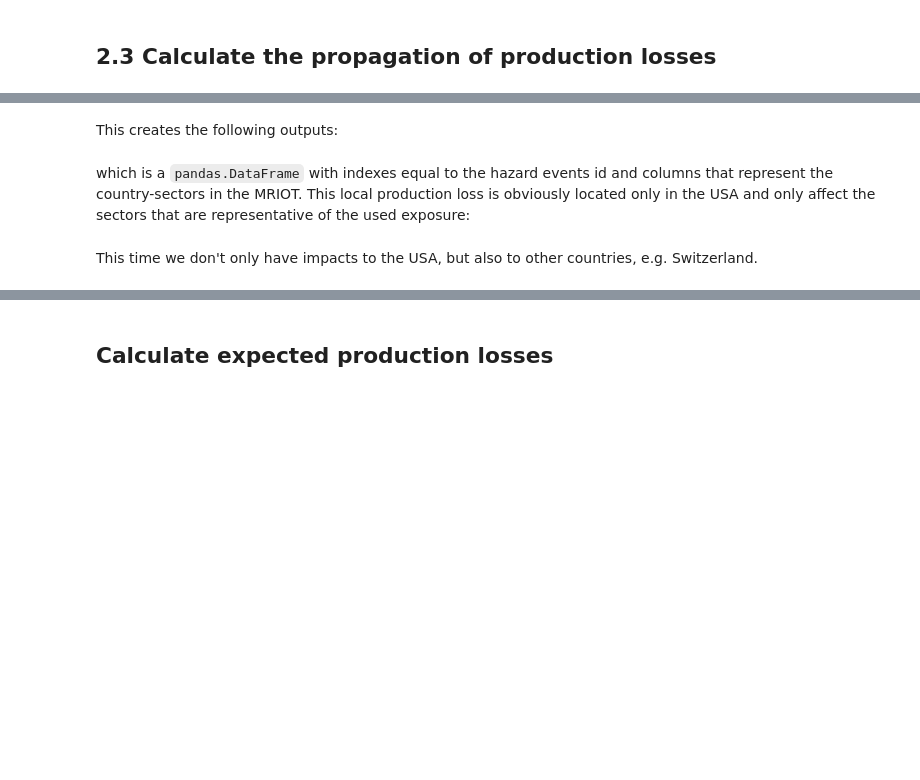
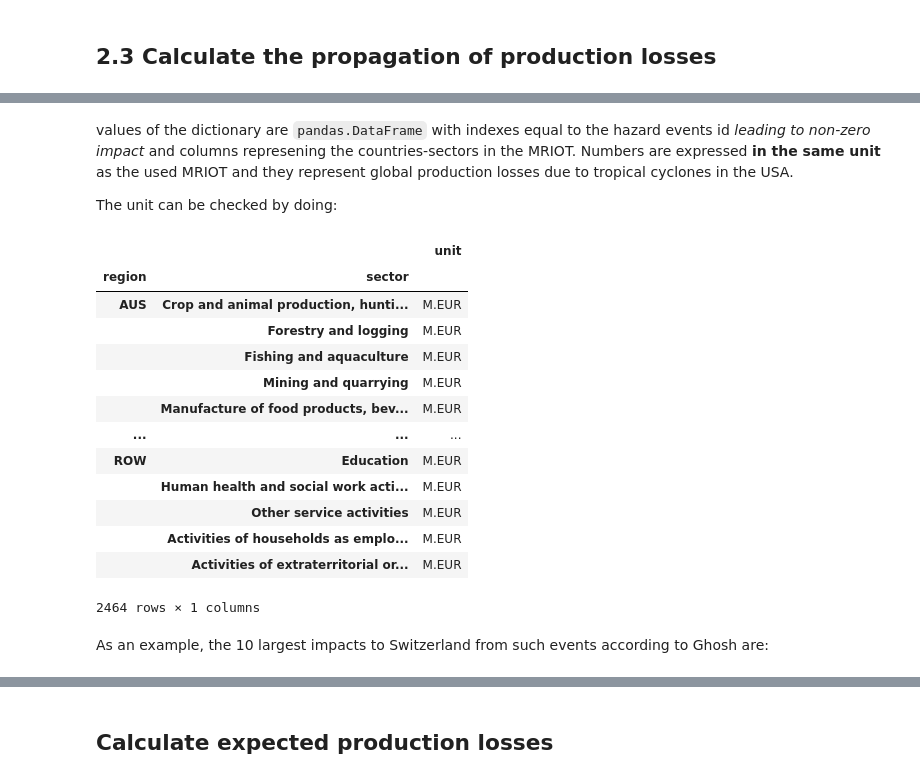
Before and after one commit to CLIMADA-project/climada_petals, a Jupyter notebook: doc/tutorial/climada_engine_SupplyChain.ipynb, the cells around one changed output, grey strips where cells are left out. Cells and saved outputs as stored; diff of their text form; code cells hidden in the pictures; blank space fills up the shorter version.

```diff
--- a/doc/tutorial/climada_engine_SupplyChain.ipynb
+++ b/doc/tutorial/climada_engine_SupplyChain.ipynb
@@ -307,2 +284,0 @@ supchain.supchain_imp['eeioa']
-# %% [markdown]
-This creates the following outputs:
@@ -311,5 +285,24 @@ supchain.indir_prod_impt_mat
-# %% [markdown]
-which is a `pandas.DataFrame` with indexes equal to the hazard events id and columns that represent the country-sectors in the MRIOT. This local production loss is obviously located only in the USA and only affect the sectors that are representative of the used exposure:
-# %% [markdown]
-This time we don't only have impacts to the USA, but also to other countries, e.g. Switzerland.
+# %% [markdown]
+values of the dictionary are `pandas.DataFrame` with indexes equal to the hazard events id *leading to non-zero impact* and columns represening the countries-sectors in the MRIOT. Numbers are expressed **in the same unit** as the used MRIOT and they represent global production losses due to tropical cyclones in the USA.
+
+The unit can be checked by doing:
+# %%
+supchain.mriot.unit
+# %% [output]
+|  |  | unit |
+| region | sector |  |
+| AUS | Crop and animal production, hunti... | M.EUR |
+|  | Forestry and logging | M.EUR |
+|  | Fishing and aquaculture | M.EUR |
+|  | Mining and quarrying | M.EUR |
+|  | Manufacture of food products, bev... | M.EUR |
+| ... | ... | ... |
+| ROW | Education | M.EUR |
+|  | Human health and social work acti... | M.EUR |
+|  | Other service activities | M.EUR |
+|  | Activities of households as emplo... | M.EUR |
+|  | Activities of extraterritorial or... | M.EUR |
+2464 rows × 1 columns
+# %% [markdown]
+As an example, the 10 largest impacts to Switzerland from such events according to Ghosh are:
 # %%
```
Also changed, not shown: parts of 15 cells of this notebook.
